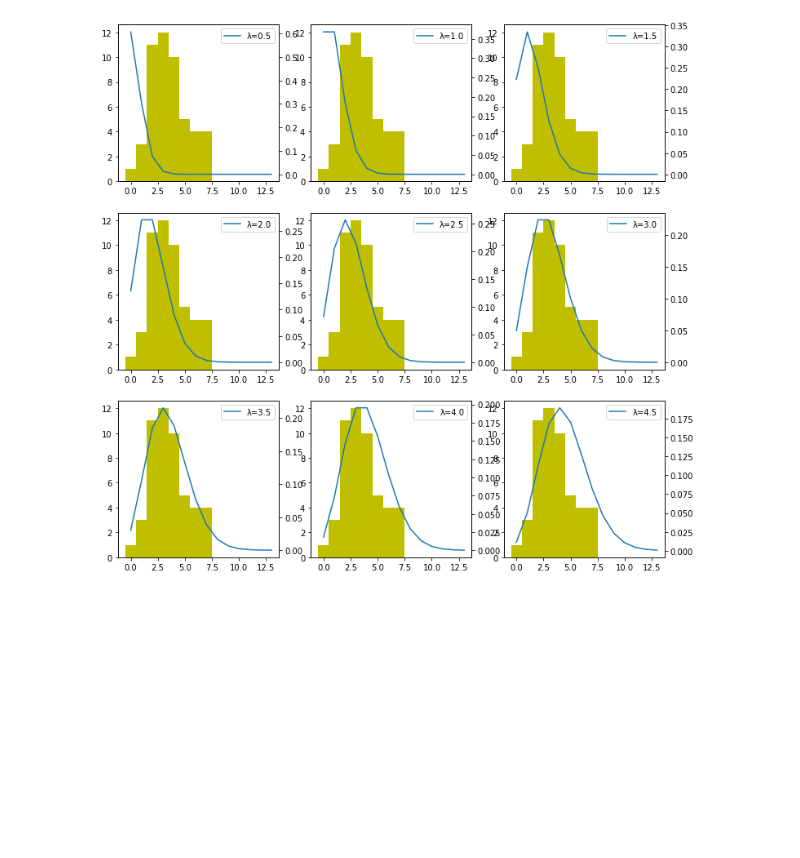
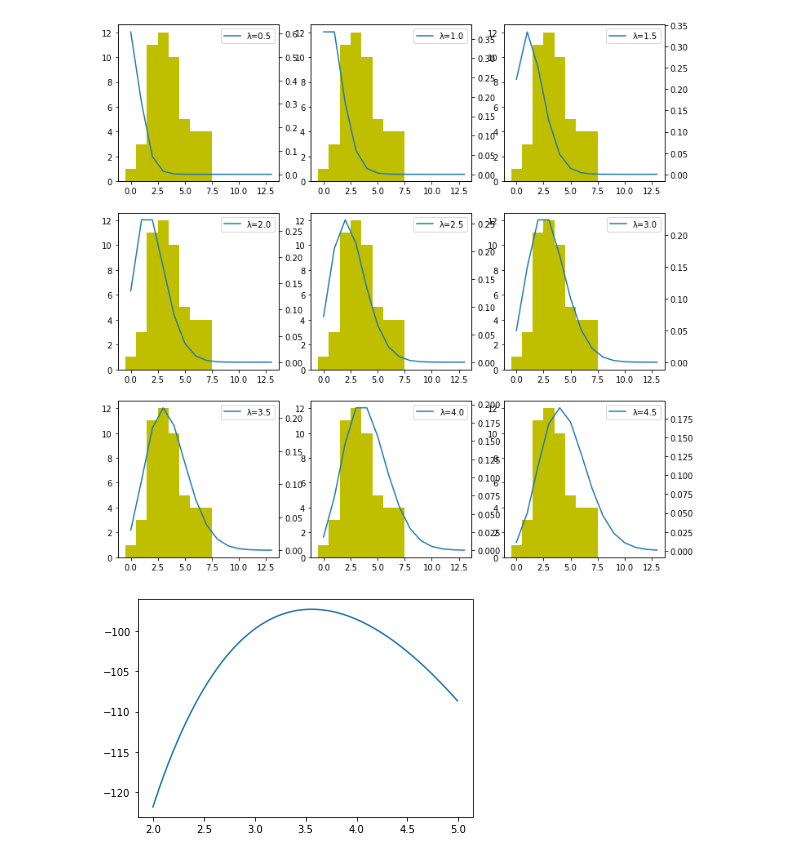
Before and after one commit to okodoon/statistics_study, a Jupyter notebook: StatisticsModelingForDataAnalysis/chapter2.ipynb, the cells around one changed output. Drawn from its saved outputs; the diff is of its cells as text; code cells hidden in the pictures; blank space fills up the shorter version.

```diff
--- a/StatisticsModelingForDataAnalysis/chapter2.ipynb
+++ b/StatisticsModelingForDataAnalysis/chapter2.ipynb
@@ -159,3 +177,14 @@ for i in range(9):
 plt.show()
 # %% [output]
 [figure]
+# %%
+# λが2から5まで0.01刻みでλを変え、各λでの対数尤度をプロットする
+# stats.poisson.logpmf(): 対数尤度関数
+# 対数尤度関数に種子データを入れて、平均λのパラメータを2から5まで0.01刻みで入力して変化を観察する
+
+x = np.arange(2, 5, 0.01)
+y = [sum(poisson.logpmf(flower_data, lam)) for lam in x]
+plt.plot(x, y)
+plt.show()
+# %% [output]
+[figure, added]
```
Also changed, not shown: parts of 6 cells of this notebook, 1 other file.
